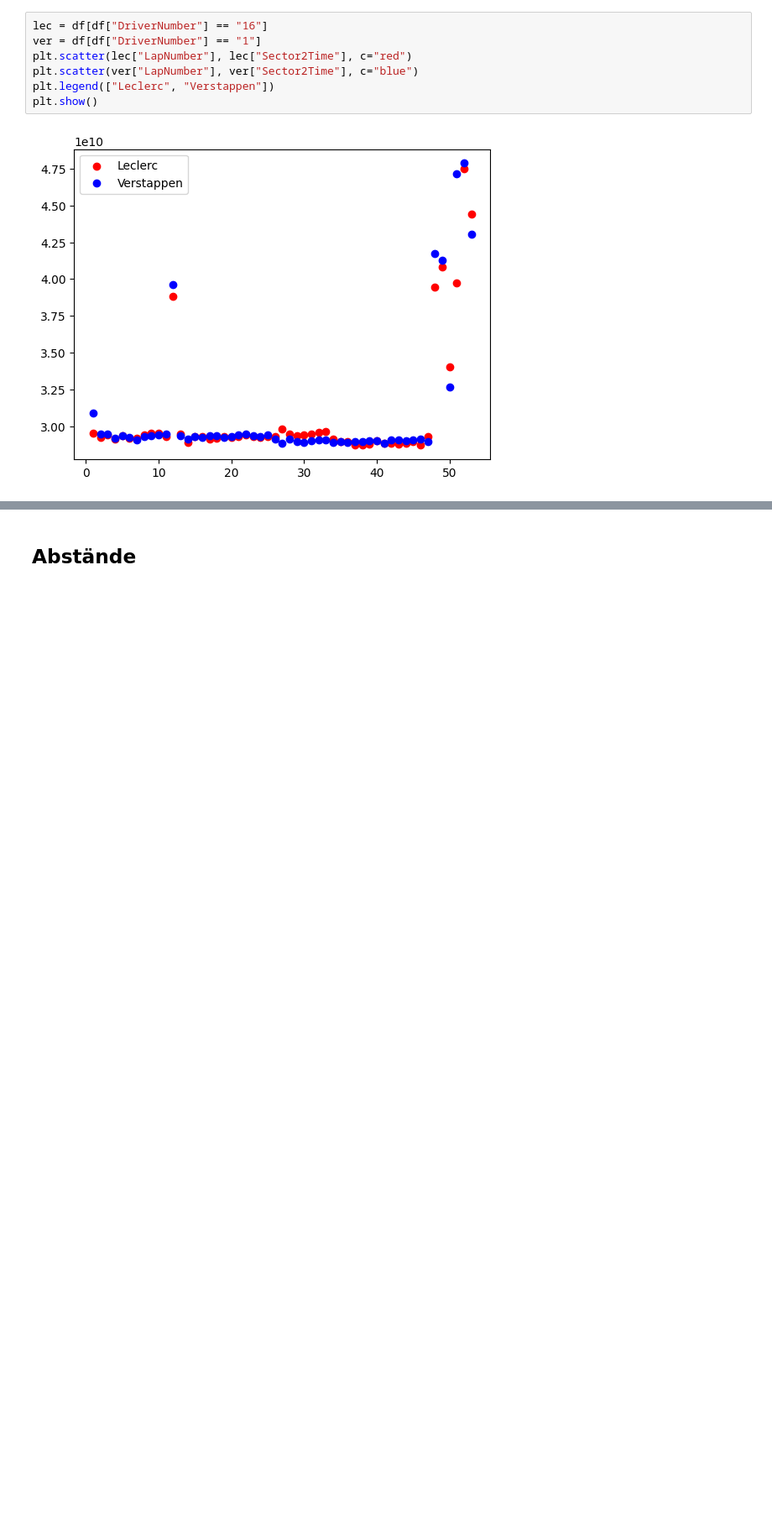
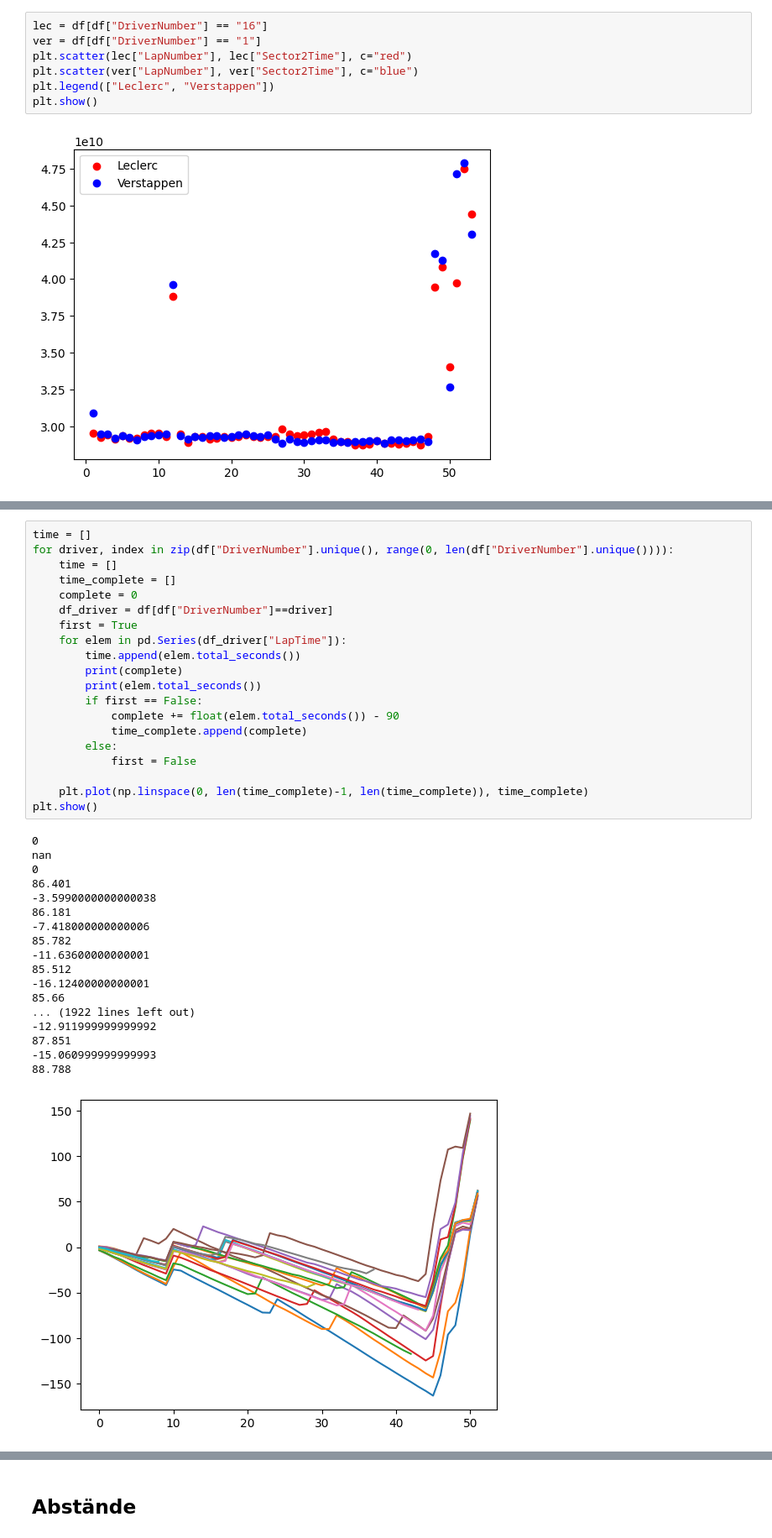
Before and after one commit to PiusCarbon/F1_Dashboard, a Jupyter notebook: test_notebook.ipynb, the cells around one changed output, grey strips where cells are left out. Shown: that part at 84% size. Saved outputs shown, nothing was run; the diff lists cells and outputs as text; blank space fills up the shorter version.

```diff
--- a/test_notebook.ipynb
+++ b/test_notebook.ipynb
@@ -53,0 +85,39 @@ plt.show()
+# %%
+time = []
+for driver, index in zip(df["DriverNumber"].unique(), range(0, len(df["DriverNumber"].unique()))):
+    time = []
+    time_complete = []
+    complete = 0
+    df_driver = df[df["DriverNumber"]==driver]
+    first = True
+    for elem in pd.Series(df_driver["LapTime"]):
+        time.append(elem.total_seconds())
+        print(complete)
+        print(elem.total_seconds())
+        if first == False:
+            complete += float(elem.total_seconds()) - 90
+            time_complete.append(complete)
+        else:
+            first = False
+
+    plt.plot(np.linspace(0, len(time_complete)-1, len(time_complete)), time_complete)
+plt.show()
+# %% [output]
+0
+nan
+0
+86.401
+-3.5990000000000038
+86.181
+-7.418000000000006
+85.782
+-11.63600000000001
+85.512
+-16.12400000000001
+85.66
+... (1922 lines left out)
+-12.911999999999992
+87.851
+-15.060999999999993
+88.788
+[figure, added]
```
Also changed, not shown: parts of 8 cells of this notebook, 11 other files.
